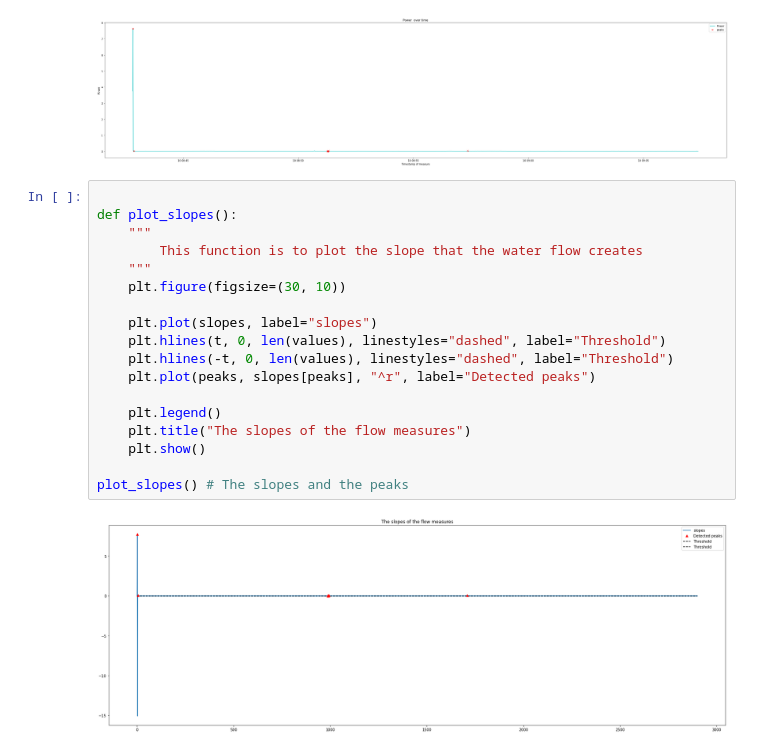
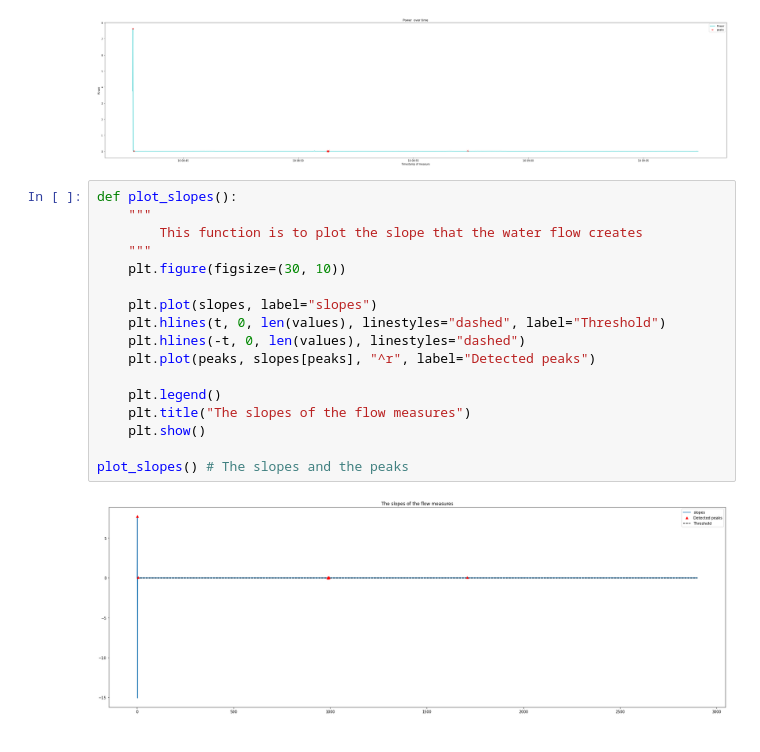
Before and after one commit to msalvati1997/energy_meter, a Jupyter notebook: Detect_energy_of_a_function.ipynb, the cells around one changed output. Saved outputs shown, nothing was run; the diff lists cells and outputs as text.

```diff
--- a/Detect_energy_of_a_function.ipynb
+++ b/Detect_energy_of_a_function.ipynb
@@ -137,22 +137,21 @@ plot_values(dates, values, dates[peaks], values[peaks]) # The real dataset and t
 # %% [output]
 [figure]
 # %%
-
 def plot_slopes():
     """
         This function is to plot the slope that the water flow creates
     """
     plt.figure(figsize=(30, 10))
 
     plt.plot(slopes, label="slopes")
     plt.hlines(t, 0, len(values), linestyles="dashed", label="Threshold")
-    plt.hlines(-t, 0, len(values), linestyles="dashed", label="Threshold")
+    plt.hlines(-t, 0, len(values), linestyles="dashed")
     plt.plot(peaks, slopes[peaks], "^r", label="Detected peaks")
 
     plt.legend()
     plt.title("The slopes of the flow measures")
     plt.show()
 
 plot_slopes() # The slopes and the peaks
 # %% [output]
-[figure, old version]
+[figure, new version]
```
